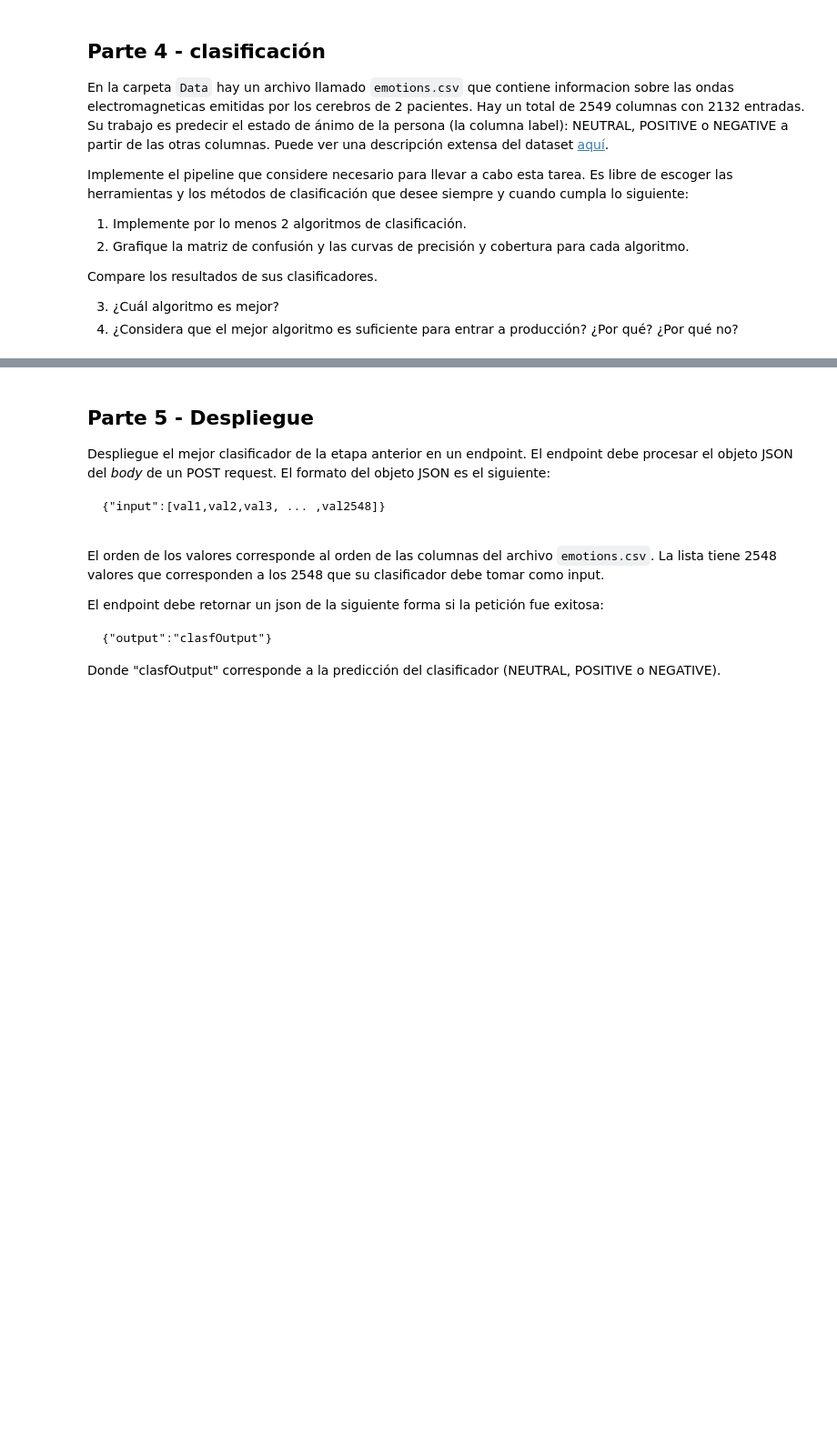
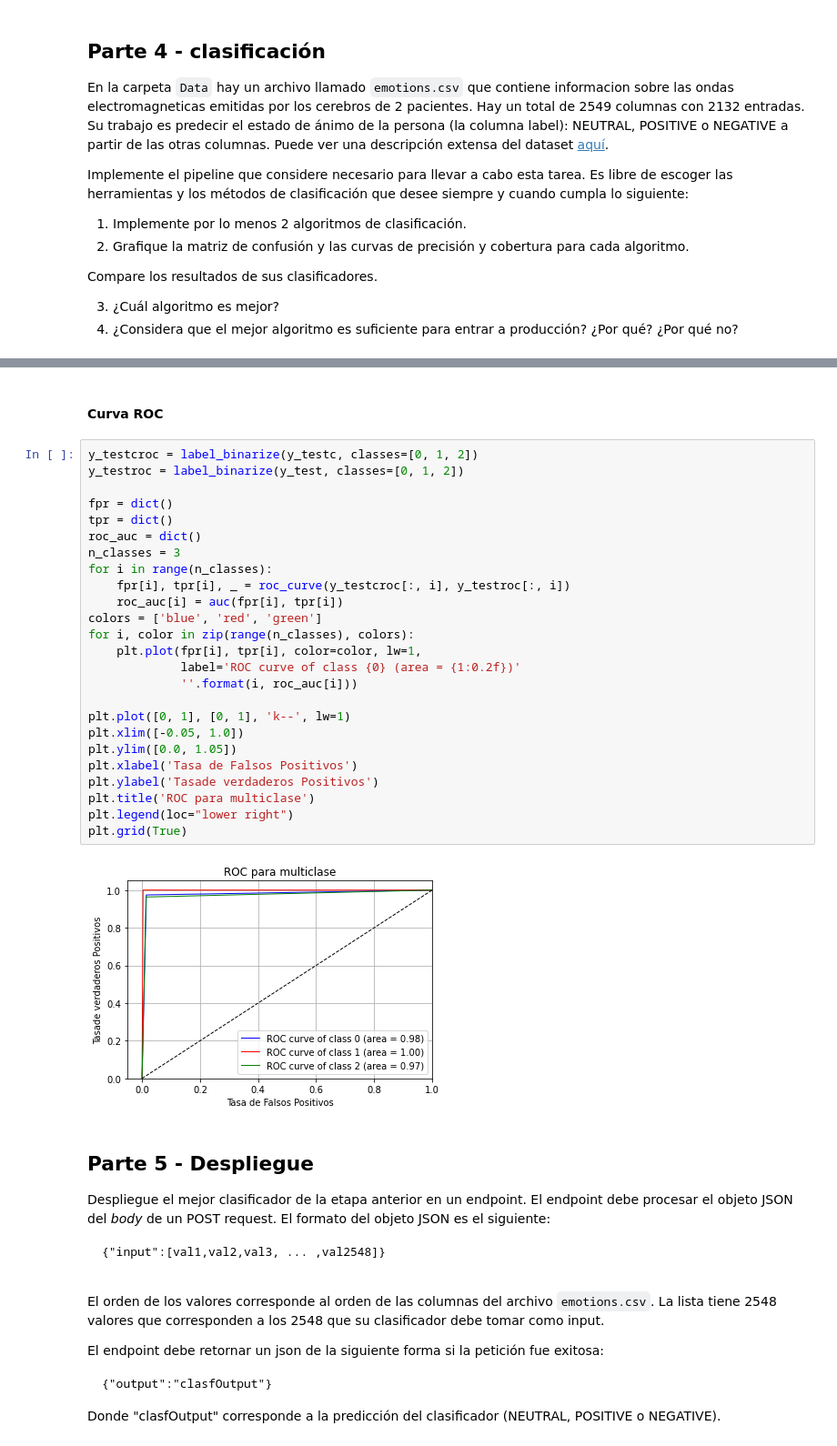
Before and after one commit to jomen93/PruebaCientificoDeDatos, a Jupyter notebook: Prueba.ipynb, the cells around one changed output, grey strips where cells are left out. Shown at 91% size. Cells and saved outputs as stored; diff of their text form; blank space fills up the shorter version.

```diff
--- a/Prueba.ipynb
+++ b/Prueba.ipynb
@@ -615,3 +793,32 @@ Compare los resultados de sus clasificadores.
+# %% [markdown]
+#### Curva ROC
+# %%
+y_testcroc = label_binarize(y_testc, classes=[0, 1, 2])
+y_testroc = label_binarize(y_test, classes=[0, 1, 2])
+
+fpr = dict()
+tpr = dict()
+roc_auc = dict()
+n_classes = 3
+for i in range(n_classes):
+    fpr[i], tpr[i], _ = roc_curve(y_testcroc[:, i], y_testroc[:, i])
+    roc_auc[i] = auc(fpr[i], tpr[i])
+colors = ['blue', 'red', 'green']
+for i, color in zip(range(n_classes), colors):
+    plt.plot(fpr[i], tpr[i], color=color, lw=1,
+             label='ROC curve of class {0} (area = {1:0.2f})'
+             ''.format(i, roc_auc[i]))
+
+plt.plot([0, 1], [0, 1], 'k--', lw=1)
+plt.xlim([-0.05, 1.0])
+plt.ylim([0.0, 1.05])
+plt.xlabel('Tasa de Falsos Positivos')
+plt.ylabel('Tasade verdaderos Positivos')
+plt.title('ROC para multiclase')
+plt.legend(loc="lower right")
+plt.grid(True)
+# %% [output]
+[figure, added]
 # %% [markdown]
 ## Parte 5 - Despliegue
 
```
Also changed, not shown: parts of 24 cells of this notebook.
